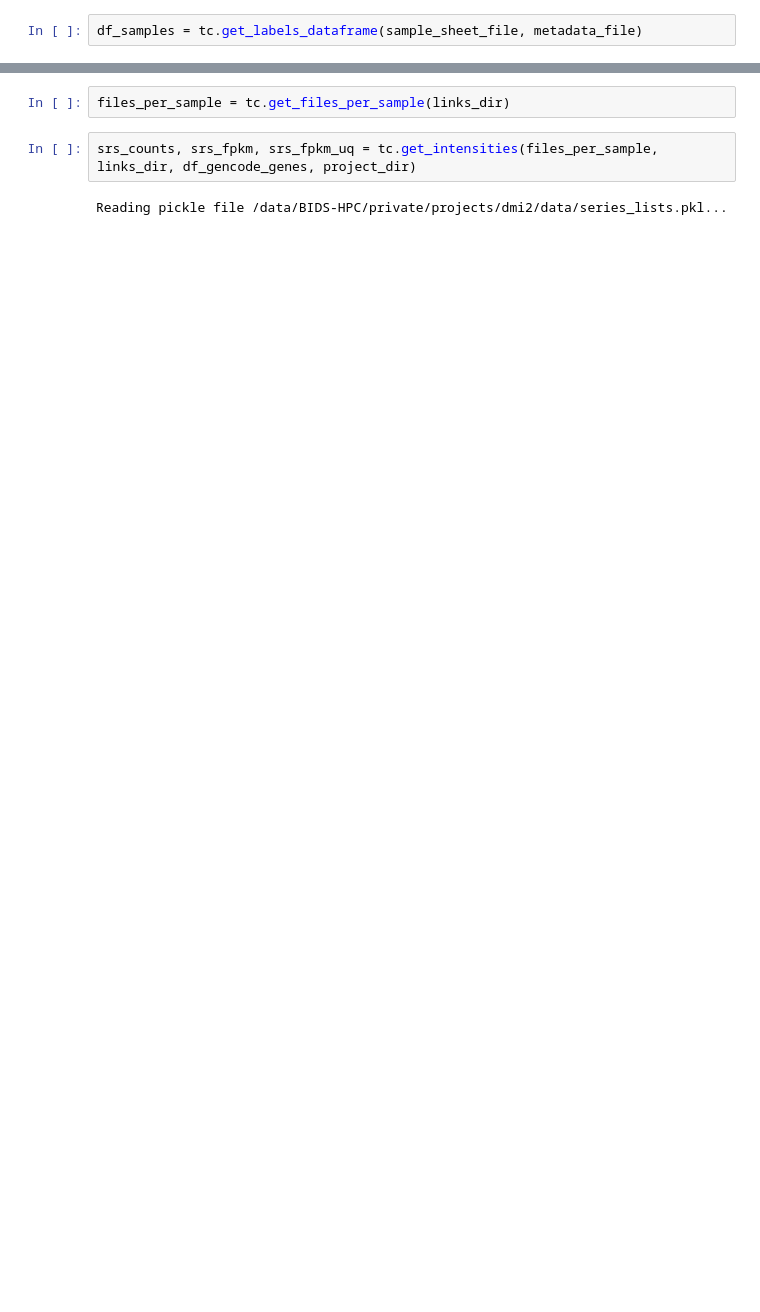
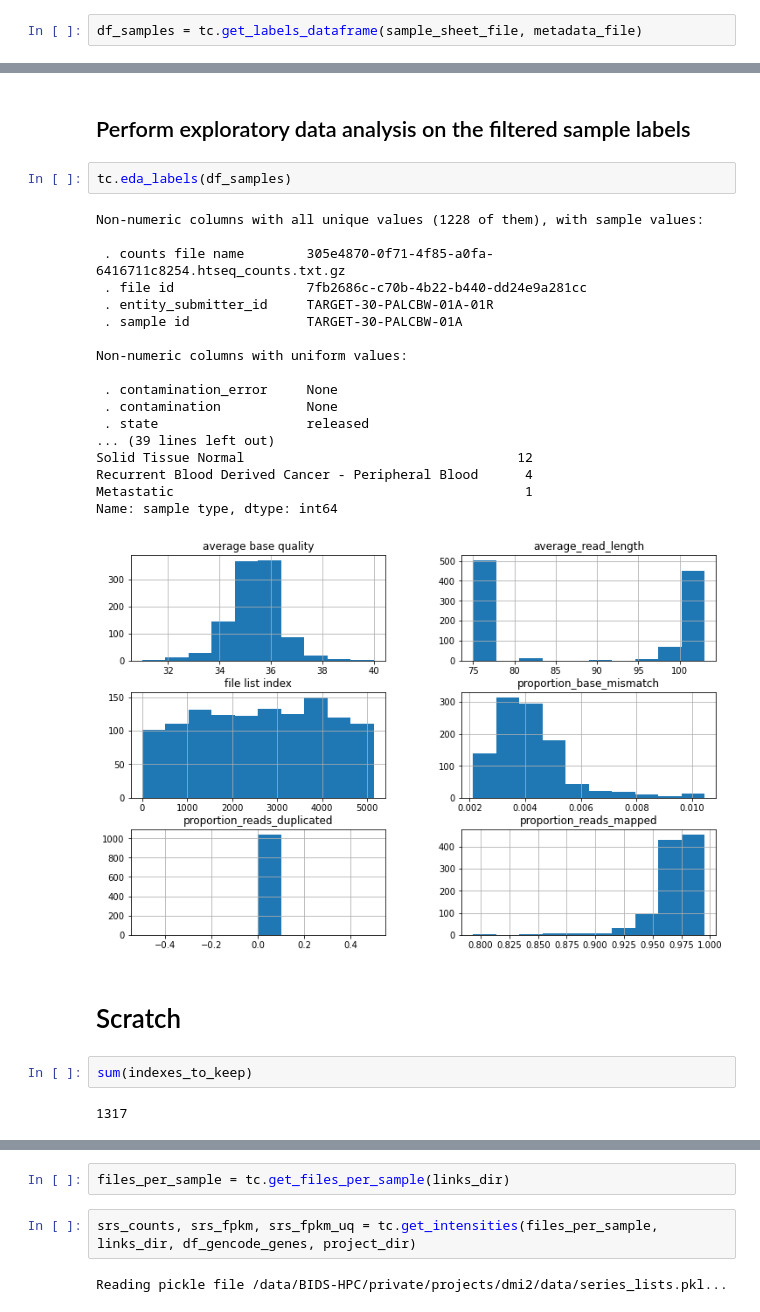
Before and after one commit to andrew-weisman/target_classification, a Jupyter notebook: main.ipynb, the cells around one changed output, grey strips where cells are left out. Saved outputs shown, nothing was run; the diff lists cells and outputs as text; blank space fills up the shorter version.

```diff
--- a/main.ipynb
+++ b/main.ipynb
@@ -30,0 +86,29 @@ For the time being though, we are leaving the data untouched!
+# %% [markdown]
+## Perform exploratory data analysis on the filtered sample labels
+# %%
+tc.eda_labels(df_samples)
+# %% [output]
+Non-numeric columns with all unique values (1228 of them), with sample values:
+
+ . counts file name        305e4870-0f71-4f85-a0fa-6416711c8254.htseq_counts.txt.gz
+ . file id                 7fb2686c-c70b-4b22-b440-dd24e9a281cc
+ . entity_submitter_id     TARGET-30-PALCBW-01A-01R
+ . sample id               TARGET-30-PALCBW-01A
+
+Non-numeric columns with uniform values:
+
+ . contamination_error     None
+ . contamination           None
+ . state                   released
+... (39 lines left out)
+Solid Tissue Normal                                   12
+Recurrent Blood Derived Cancer - Peripheral Blood      4
+Metastatic                                             1
+Name: sample type, dtype: int64
+[figure, added]
+# %% [markdown]
+# Scratch
+# %%
+sum(indexes_to_keep)
+# %% [output]
+1317
```
Also changed, not shown: parts of 27 cells of this notebook, 1 other file.
